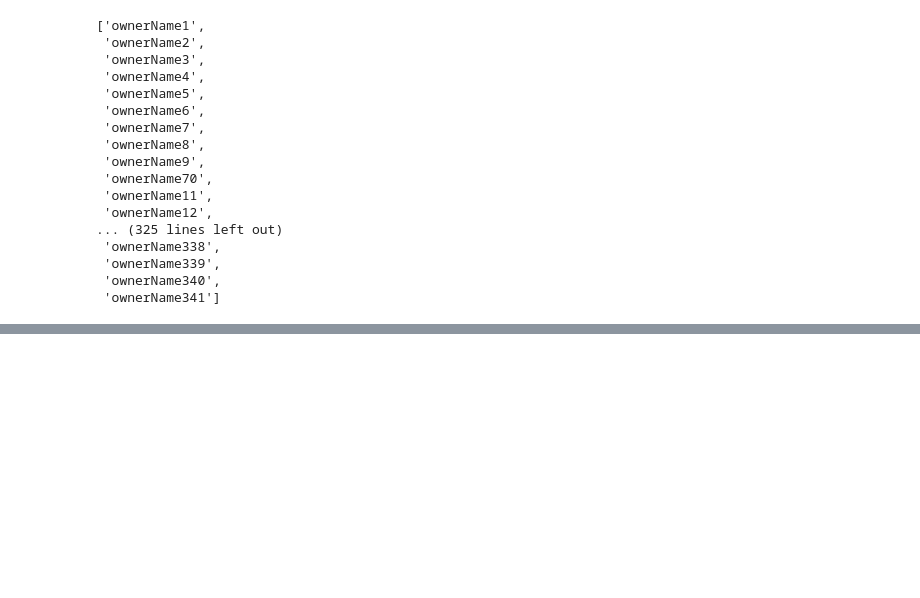
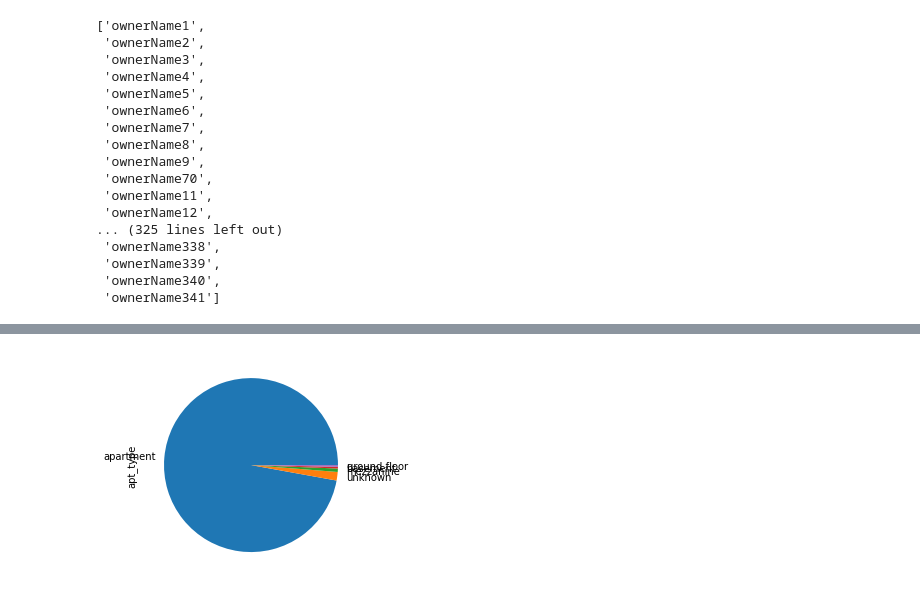
Before and after one commit to okind/DataScience, a Jupyter notebook: Python/Multistory building project/case-study-residential-building-owners-association.ipynb, the cells around one changed output, grey strips where cells are left out. Cells and saved outputs as stored; diff of their text form; code cells hidden in the pictures; blank space fills up the shorter version.

```diff
--- a/Python/Multistory building project/case-study-residential-building-owners-association.ipynb
+++ b/Python/Multistory building project/case-study-residential-building-owners-association.ipynb
@@ -213,0 +498,6 @@ home_owners_info.create_owners_dictionary()
+# %%
+home_owners_without_missing.apt_type.value_counts().plot.pie()
+plt.show()
+plt.close()
+# %% [output]
+[figure, added]
```
Also changed, not shown: parts of 51 cells of this notebook.
